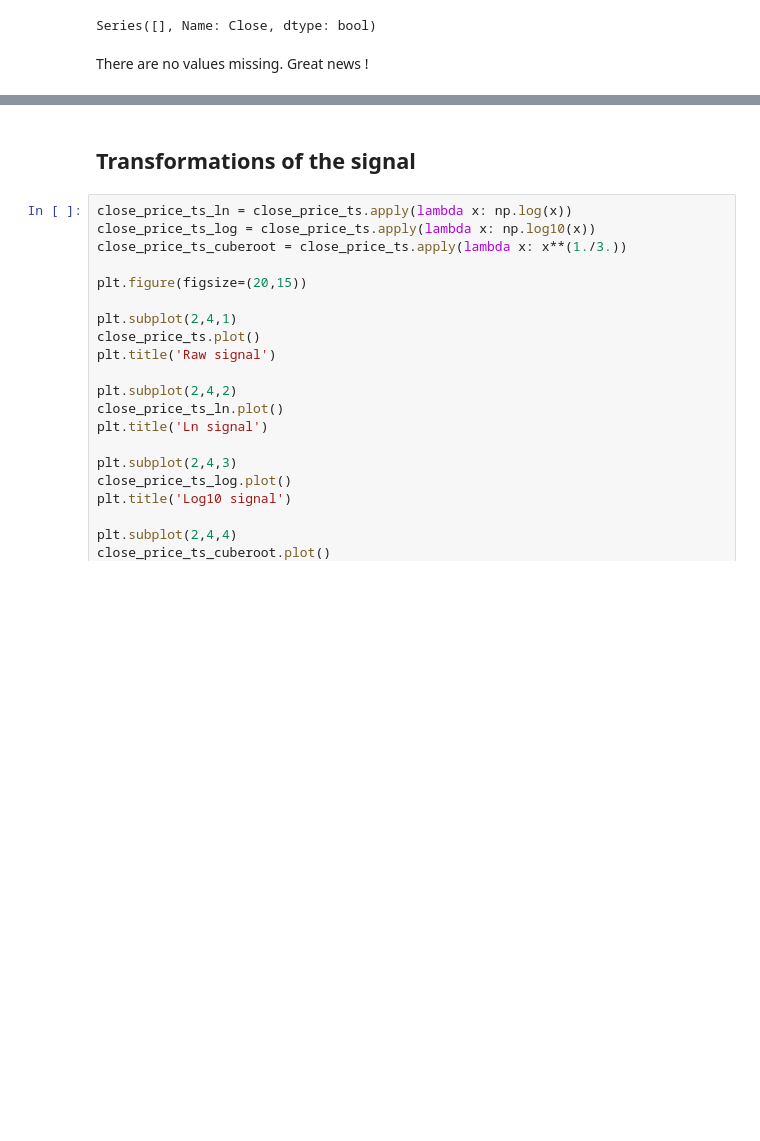
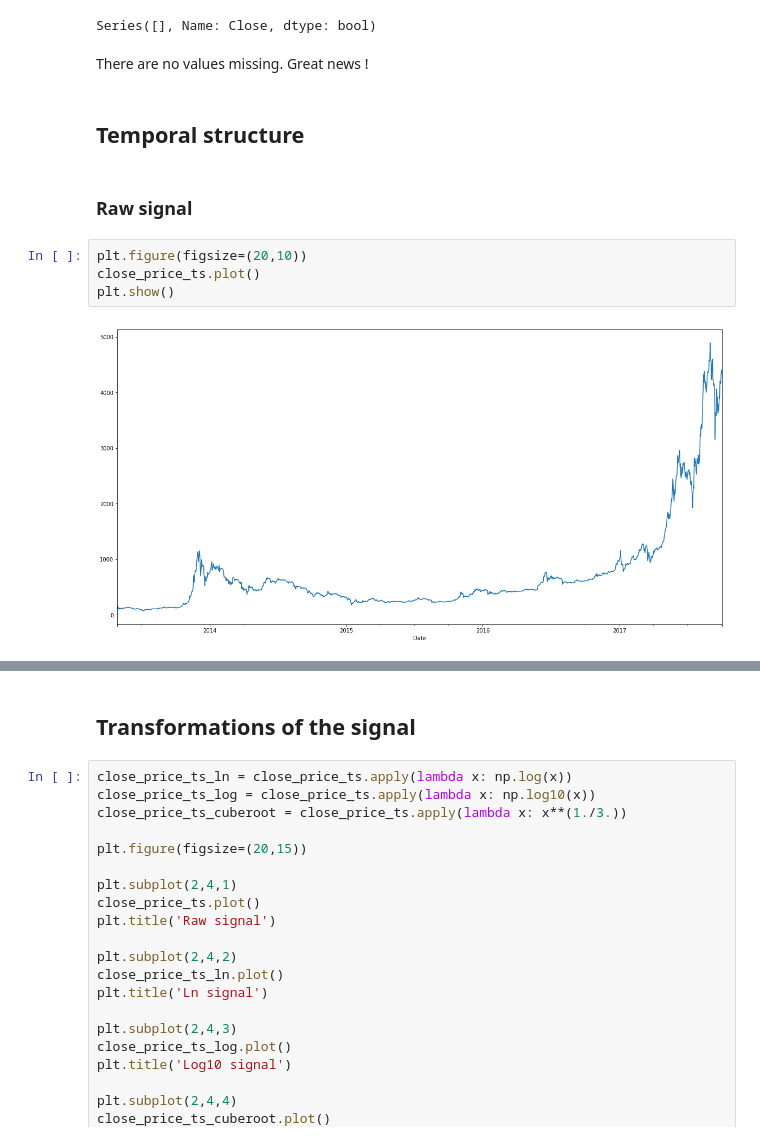
Before and after one commit to augusteby/predicryptocoins, a Jupyter notebook: eda/eda_timeseries_analysis.ipynb, the cells around one changed output, grey strips where cells are left out. Saved outputs shown, nothing was run; the diff lists cells and outputs as text; blank space fills up the shorter version.

```diff
--- a/eda/eda_timeseries_analysis.ipynb
+++ b/eda/eda_timeseries_analysis.ipynb
@@ -50,3 +43,13 @@ nan_values[nan_values==True]
 Series([], Name: Close, dtype: bool)
 # %% [markdown]
 There are no values missing. Great news !
+# %% [markdown]
+## Temporal structure
+# %% [markdown]
+### Raw signal
+# %%
+plt.figure(figsize=(20,10))
+close_price_ts.plot()
+plt.show()
+# %% [output]
+[figure, added]
```
Also changed, not shown: parts of 47 cells of this notebook.
